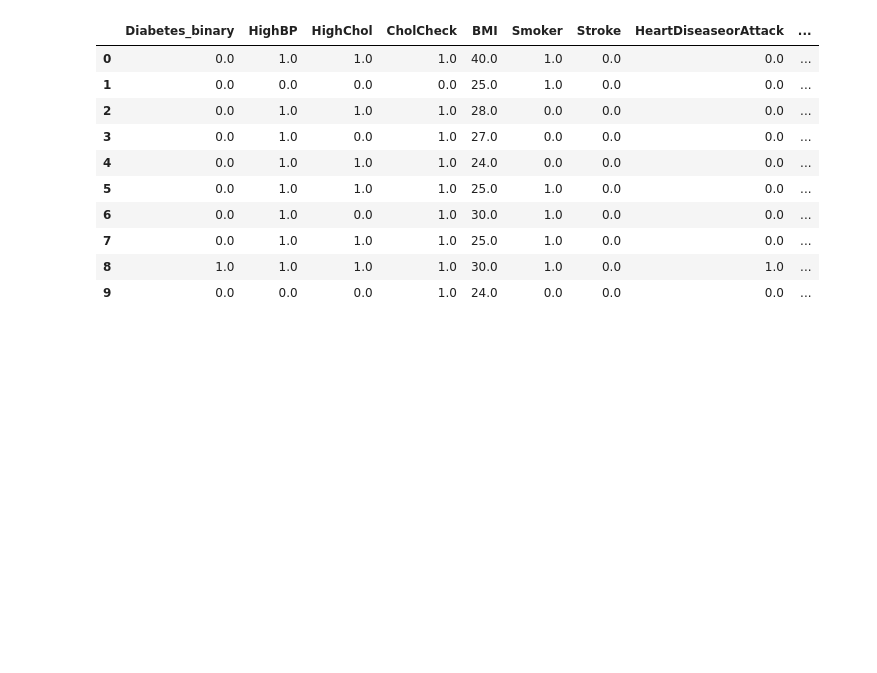
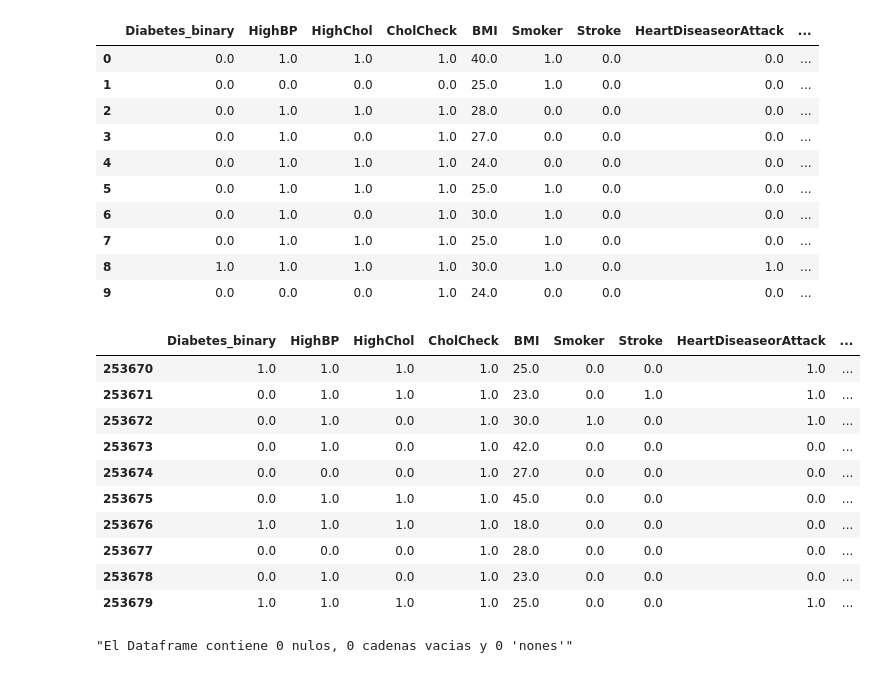
Before and after one commit to alexia-gm/Diabetes, a Jupyter notebook: prediccion_diabetes.ipynb, the cells around one changed output. Cells and saved outputs as stored; diff of their text form; code cells hidden in the pictures; blank space fills up the shorter version.

Commit message:
Carga de csvs, creación de función para datos Dataframe.

```diff
--- a/prediccion_diabetes.ipynb
+++ b/prediccion_diabetes.ipynb
@@ -128,3 +256,23 @@ df_3.head(10)
 | 7 | 0.0 | 1.0 | 1.0 | 1.0 | 25.0 | 1.0 | 0.0 | 0.0 | ... |
 | 8 | 1.0 | 1.0 | 1.0 | 1.0 | 30.0 | 1.0 | 0.0 | 1.0 | ... |
 | 9 | 0.0 | 0.0 | 0.0 | 1.0 | 24.0 | 0.0 | 0.0 | 0.0 | ... |
+# %%
+indicadores_df_3 = df_3.copy()
+
+indicadores_df_3.tail(10)
+# %% [output]
+|  | Diabetes_binary | HighBP | HighChol | CholCheck | BMI | Smoker | Stroke | HeartDiseaseorAttack | ... |
+| 253670 | 1.0 | 1.0 | 1.0 | 1.0 | 25.0 | 0.0 | 0.0 | 1.0 | ... |
+| 253671 | 0.0 | 1.0 | 1.0 | 1.0 | 23.0 | 0.0 | 1.0 | 1.0 | ... |
+| 253672 | 0.0 | 1.0 | 0.0 | 1.0 | 30.0 | 1.0 | 0.0 | 1.0 | ... |
+| 253673 | 0.0 | 1.0 | 0.0 | 1.0 | 42.0 | 0.0 | 0.0 | 0.0 | ... |
+| 253674 | 0.0 | 0.0 | 0.0 | 1.0 | 27.0 | 0.0 | 0.0 | 0.0 | ... |
+| 253675 | 0.0 | 1.0 | 1.0 | 1.0 | 45.0 | 0.0 | 0.0 | 0.0 | ... |
+| 253676 | 1.0 | 1.0 | 1.0 | 1.0 | 18.0 | 0.0 | 0.0 | 0.0 | ... |
+| 253677 | 0.0 | 0.0 | 0.0 | 1.0 | 28.0 | 0.0 | 0.0 | 0.0 | ... |
+| 253678 | 0.0 | 1.0 | 0.0 | 1.0 | 23.0 | 0.0 | 0.0 | 0.0 | ... |
+| 253679 | 1.0 | 1.0 | 1.0 | 1.0 | 25.0 | 0.0 | 0.0 | 1.0 | ... |
+# %%
+informar_dfs(indicadores_df_3)
+# %% [output]
+"El Dataframe contiene 0 nulos, 0 cadenas vacias y 0 'nones'"
```
Also changed, not shown: parts of 11 cells of this notebook, 3 other files.
